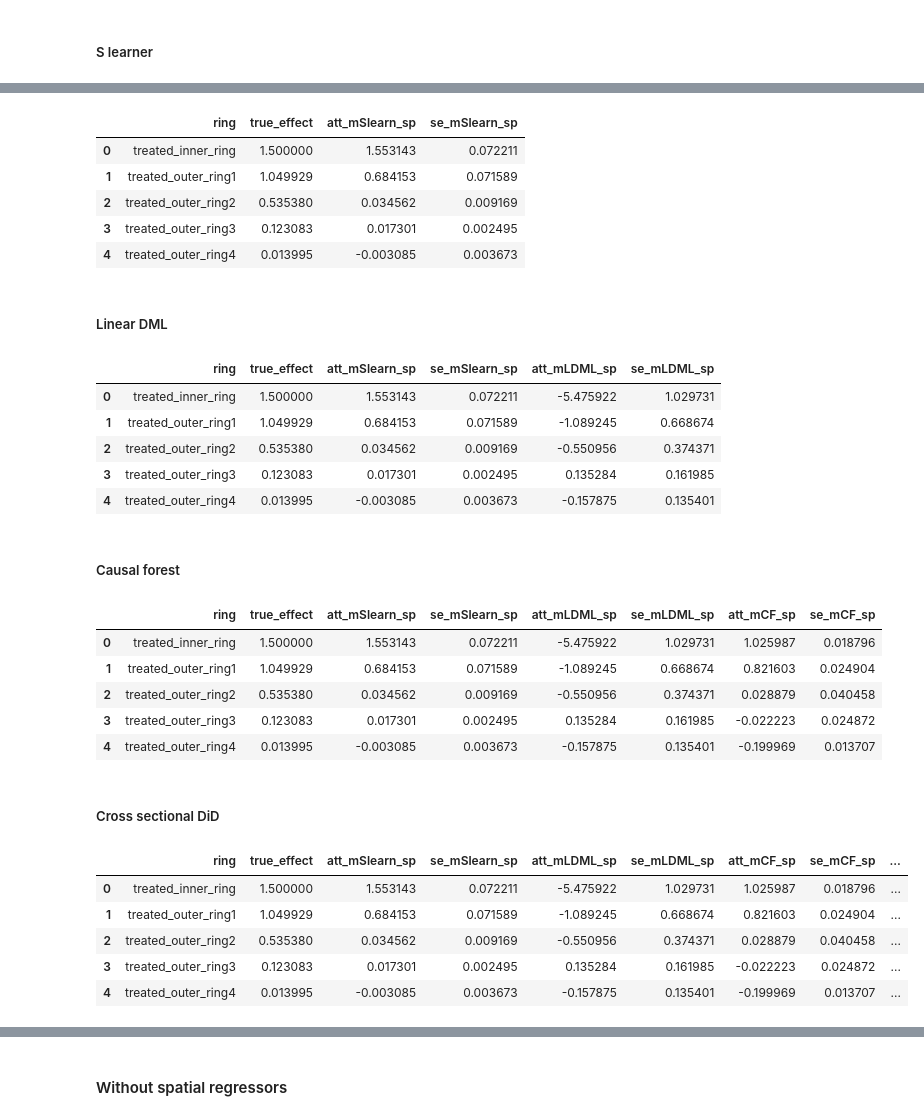
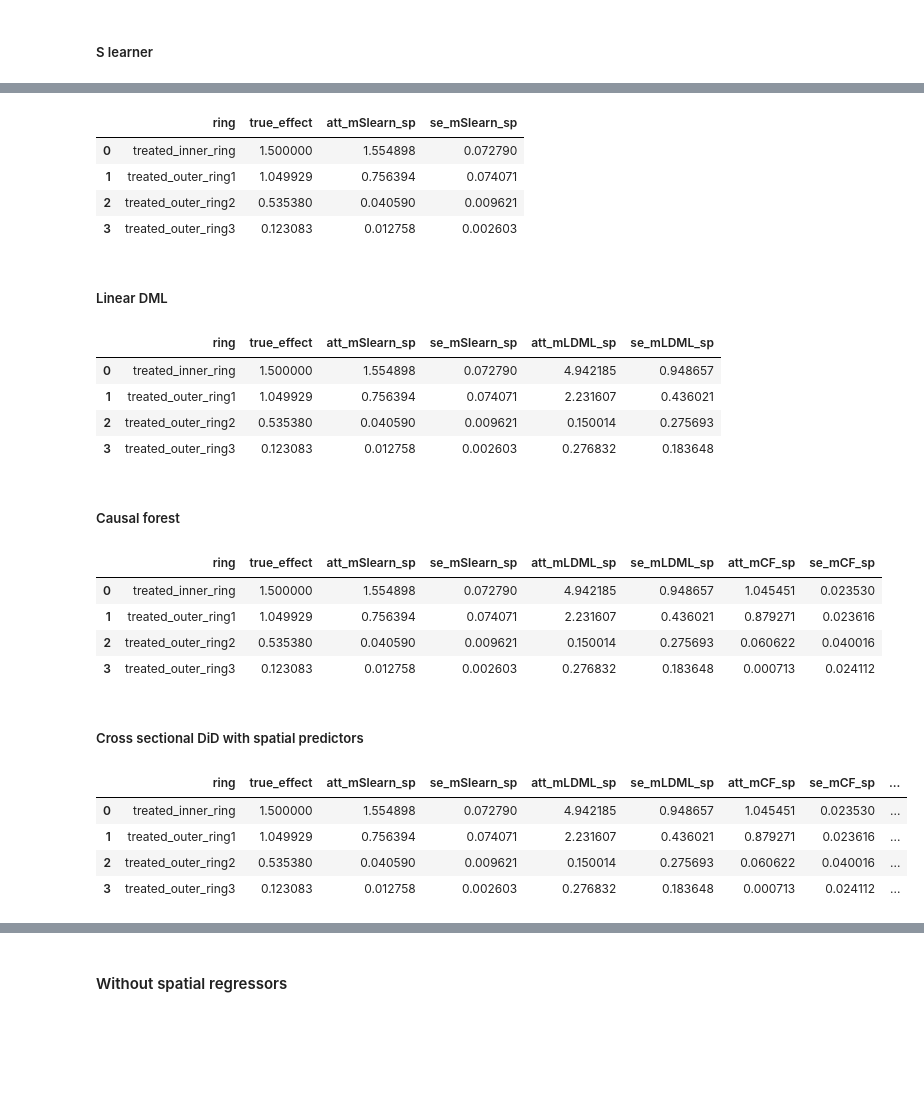
Before and after one commit to Andrew10MAIN/causal_ML_with_spilovers_of_treatment, a Jupyter notebook: 04_testing_models_on_simulated_data/testing_models_on_simulated_data.ipynb, the cells around one changed output, grey strips where cells are left out. Cells and saved outputs as stored; diff of their text form; code cells hidden in the pictures; blank space fills up the shorter version.

Commit message:
comparing basic set of the models with and without spatial predictors for multiple treatment

```diff
--- a/04_testing_models_on_simulated_data/testing_models_on_simulated_data.ipynb
+++ b/04_testing_models_on_simulated_data/testing_models_on_simulated_data.ipynb
@@ -172,9 +179,7 @@ W_mat = DistanceBand(
 RF_s_learner = BaseSRegressor(RandomForestRegressor(n_estimators=160, max_depth=10, random_state=42), control_name = 'control')
 ate_slearn_multT, lb_slearn_multT, ub_slearn_multT = RF_s_learner.estimate_ate(X, T_M, Y, return_ci = True)
 ite_slearn_multT = RF_s_learner.fit_predict(X, T_M, Y)
-ITE_df_slearn_multT = pd.DataFrame(ite_slearn_multT).rename(columns = {0:'treated_inner_ring', 1:'treated_outer_ring1',
-                                             2:'treated_outer_ring2', 3:'treated_outer_ring3',
-                                             4:'treated_outer_ring4'})
+ITE_df_slearn_multT = pd.DataFrame(ite_slearn_multT).rename(columns = replacing_dict_0_ring)
 ITE_df_slearn_multT['treated'] = T_M
 ITE_df_slearn_multT['ITE_real'] = gdf2['tau']
 ITE_df_slearn_multT['Y'] = Y
@@ -196,21 +201,25 @@ ITE_df_slearn_multT
 # %%
 df_effectbase = pd.DataFrame({
-                'ring':['treated_inner_ring', 'treated_outer_ring1', 'treated_outer_ring2','treated_outer_ring3','treated_outer_ring4'],
+                'ring':['treated_inner_ring', 'treated_outer_ring1', 'treated_outer_ring2','treated_outer_ring3',
+                        #'treated_outer_ring4'
+                        ],
               'true_effect':[gdf2[gdf2['t'] == 1]['tau'].mean(), gdf2[gdf2['odr_1'] == 1]['tau'].mean(),
                              gdf2[gdf2['odr_2'] == 1]['tau'].mean(), gdf2[gdf2['odr_3'] == 1]['tau'].mean(),
-                               gdf2[gdf2['odr_4'] == 1]['tau'].mean()],
+                               #gdf2[gdf2['odr_4'] == 1]['tau'].mean()
+                               ],
               })
 df_multi_treatment_effects_Slearn = make_treatment_effects_df(ITE_df_slearn_multT,  [ 'treated_inner_ring','treated_outer_ring1',
-             'treated_outer_ring2','treated_outer_ring3', 'treated_outer_ring4'],'mSlearn_sp', treated_col='treated')
+             'treated_outer_ring2','treated_outer_ring3',
+             #'treated_outer_ring4'
+             ],'mSlearn_sp', treated_col='treated')
 df_multi_effect_pre1 = df_effectbase.merge(df_multi_treatment_effects_Slearn, on = 'ring', how= 'left')
 df_multi_effect_pre1
 # %% [output]
 |  | ring | true_effect | att_mSlearn_sp | se_mSlearn_sp |
-| 0 | treated_inner_ring | 1.500000 | 1.553143 | 0.072211 |
-| 1 | treated_outer_ring1 | 1.049929 | 0.684153 | 0.071589 |
-| 2 | treated_outer_ring2 | 0.535380 | 0.034562 | 0.009169 |
-| 3 | treated_outer_ring3 | 0.123083 | 0.017301 | 0.002495 |
-| 4 | treated_outer_ring4 | 0.013995 | -0.003085 | 0.003673 |
+| 0 | treated_inner_ring | 1.500000 | 1.554898 | 0.072790 |
+| 1 | treated_outer_ring1 | 1.049929 | 0.756394 | 0.074071 |
+| 2 | treated_outer_ring2 | 0.535380 | 0.040590 | 0.009621 |
+| 3 | treated_outer_ring3 | 0.123083 | 0.012758 | 0.002603 |
 # %% [markdown]
 ##### Linear DML
 # %%
@@ -226,21 +235,20 @@ est_LDML.fit(Y, T_mult, X=X,
         )
 te_pred_LDML = est_LDML.const_marginal_effect(X)
 
-ITE_LDML= pd.DataFrame(te_pred_LDML).rename(columns = {0:'treated_inner_ring', 1:'treated_outer_ring1',
-                                             2:'treated_outer_ring2', 3:'treated_outer_ring3',
-                                             4:'treated_outer_ring4'})
+ITE_LDML= pd.DataFrame(te_pred_LDML).rename(columns = replacing_dict_0_ring)
 ITE_LDML['treated'] = T_M
 df_multi_treatment_effects_LDML = make_treatment_effects_df(ITE_LDML,  ['treated_inner_ring','treated_outer_ring1',
-             'treated_outer_ring2','treated_outer_ring3', 'treated_outer_ring4'],'mLDML_sp', treated_col='treated')
+             'treated_outer_ring2','treated_outer_ring3',
+             #'treated_outer_ring4'
+             ],'mLDML_sp', treated_col='treated')
 df_multi_effect_pre2 = df_multi_effect_pre1.merge(df_multi_treatment_effects_LDML, on = 'ring', how= 'left')
 df_multi_effect_pre2
 # %% [output]
 |  | ring | true_effect | att_mSlearn_sp | se_mSlearn_sp | att_mLDML_sp | se_mLDML_sp |
-| 0 | treated_inner_ring | 1.500000 | 1.553143 | 0.072211 | -5.475922 | 1.029731 |
-| 1 | treated_outer_ring1 | 1.049929 | 0.684153 | 0.071589 | -1.089245 | 0.668674 |
-| 2 | treated_outer_ring2 | 0.535380 | 0.034562 | 0.009169 | -0.550956 | 0.374371 |
-| 3 | treated_outer_ring3 | 0.123083 | 0.017301 | 0.002495 | 0.135284 | 0.161985 |
-| 4 | treated_outer_ring4 | 0.013995 | -0.003085 | 0.003673 | -0.157875 | 0.135401 |
+| 0 | treated_inner_ring | 1.500000 | 1.554898 | 0.072790 | 4.942185 | 0.948657 |
+| 1 | treated_outer_ring1 | 1.049929 | 0.756394 | 0.074071 | 2.231607 | 0.436021 |
+| 2 | treated_outer_ring2 | 0.535380 | 0.040590 | 0.009621 | 0.150014 | 0.275693 |
+| 3 | treated_outer_ring3 | 0.123083 | 0.012758 | 0.002603 | 0.276832 | 0.183648 |
 # %% [markdown]
 ##### Causal forest
 # %%
@@ -262,47 +270,43 @@ est2.fit(Y, T_mult, X=X,
          )
 
 te_pred2 = est2.const_marginal_effect(X)
-ITE_CF=pd.DataFrame(te_pred2).rename(columns = {0:'treated_inner_ring', 1:'treated_outer_ring1',
-                                             2:'treated_outer_ring2', 3:'treated_outer_ring3',
-                                             4:'treated_outer_ring4'})
+ITE_CF=pd.DataFrame(te_pred2).rename(columns = replacing_dict_0_ring)
 ITE_CF['treated'] = T_M
 df_multi_treatment_effects_CF = make_treatment_effects_df(ITE_CF,  ['treated_inner_ring','treated_outer_ring1',
-             'treated_outer_ring2','treated_outer_ring3', 'treated_outer_ring4'],'mCF_sp', treated_col='treated')
+             'treated_outer_ring2','treated_outer_ring3',
+             #'treated_outer_ring4'
+             ],'mCF_sp', treated_col='treated')
 df_multi_effect_pre3 = df_multi_effect_pre2.merge(df_multi_treatment_effects_CF, on = 'ring', how= 'left')
 df_multi_effect_pre3
 # %% [output]
 |  | ring | true_effect | att_mSlearn_sp | se_mSlearn_sp | att_mLDML_sp | se_mLDML_sp | att_mCF_sp | se_mCF_sp |
-| 0 | treated_inner_ring | 1.500000 | 1.553143 | 0.072211 | -5.475922 | 1.029731 | 1.025987 | 0.018796 |
-| 1 | treated_outer_ring1 | 1.049929 | 0.684153 | 0.071589 | -1.089245 | 0.668674 | 0.821603 | 0.024904 |
-| 2 | treated_outer_ring2 | 0.535380 | 0.034562 | 0.009169 | -0.550956 | 0.374371 | 0.028879 | 0.040458 |
-| 3 | treated_outer_ring3 | 0.123083 | 0.017301 | 0.002495 | 0.135284 | 0.161985 | -0.022223 | 0.024872 |
-| 4 | treated_outer_ring4 | 0.013995 | -0.003085 | 0.003673 | -0.157875 | 0.135401 | -0.199969 | 0.013707 |
+| 0 | treated_inner_ring | 1.500000 | 1.554898 | 0.072790 | 4.942185 | 0.948657 | 1.045451 | 0.023530 |
+| 1 | treated_outer_ring1 | 1.049929 | 0.756394 | 0.074071 | 2.231607 | 0.436021 | 0.879271 | 0.023616 |
+| 2 | treated_outer_ring2 | 0.535380 | 0.040590 | 0.009621 | 0.150014 | 0.275693 | 0.060622 | 0.040016 |
+| 3 | treated_outer_ring3 | 0.123083 | 0.012758 | 0.002603 | 0.276832 | 0.183648 | 0.000713 | 0.024112 |
 # %% [markdown]
-##### Cross sectional DiD
+##### Cross sectional DiD with spatial predictors
 # %%
 model_cs_did_sp_pred = sm.OLS(y_l, X_l)
 results_cs_did_sp_pred = model_cs_did_sp_pred.fit()
 
 coef_df_cs_did_sp_pred = pd.DataFrame({
     "ring": results_cs_did_sp_pred.params.index,
     "att_mDiD_sp_pred": results_cs_did_sp_pred.params.values,
     "se_mDiD_sp_pred": results_cs_did_sp_pred.bse.values
 })
 coef_df_cs_did_sp_pred = coef_df_cs_did_sp_pred[coef_df_cs_did_sp_pred['ring'].isin(['t',
                                                             'odr_1', 'odr_2',
-                                                            'odr_3', 'odr_4'])].copy()
+                                                            'odr_3',
+                                                             # 'odr_4'
+                                                            ])].copy()
 
-coef_df_cs_did_sp_pred['ring'] = coef_df_cs_did_sp_pred['ring'].replace({'t':'treated_inner_ring',
-                                                                        'odr_1':'treated_outer_ring1',
-                                                                        'odr_2':'treated_outer_ring2',
-                                                                        'odr_3':'treated_outer_ring3',
-                                                                          'odr_4':'treated_outer_ring4'})
+coef_df_cs_did_sp_pred['ring'] = coef_df_cs_did_sp_pred['ring'].replace(replacing_dict_odr_ring)
 df_multi_effect_pre4 = df_multi_effect_pre3.merge(coef_df_cs_did_sp_pred, on = 'ring', how= 'left')
 df_multi_effect_pre4
 # %% [output]
 |  | ring | true_effect | att_mSlearn_sp | se_mSlearn_sp | att_mLDML_sp | se_mLDML_sp | att_mCF_sp | se_mCF_sp | ... |
-| 0 | treated_inner_ring | 1.500000 | 1.553143 | 0.072211 | -5.475922 | 1.029731 | 1.025987 | 0.018796 | ... |
-| 1 | treated_outer_ring1 | 1.049929 | 0.684153 | 0.071589 | -1.089245 | 0.668674 | 0.821603 | 0.024904 | ... |
-| 2 | treated_outer_ring2 | 0.535380 | 0.034562 | 0.009169 | -0.550956 | 0.374371 | 0.028879 | 0.040458 | ... |
-| 3 | treated_outer_ring3 | 0.123083 | 0.017301 | 0.002495 | 0.135284 | 0.161985 | -0.022223 | 0.024872 | ... |
-| 4 | treated_outer_ring4 | 0.013995 | -0.003085 | 0.003673 | -0.157875 | 0.135401 | -0.199969 | 0.013707 | ... |
+| 0 | treated_inner_ring | 1.500000 | 1.554898 | 0.072790 | 4.942185 | 0.948657 | 1.045451 | 0.023530 | ... |
+| 1 | treated_outer_ring1 | 1.049929 | 0.756394 | 0.074071 | 2.231607 | 0.436021 | 0.879271 | 0.023616 | ... |
+| 2 | treated_outer_ring2 | 0.535380 | 0.040590 | 0.009621 | 0.150014 | 0.275693 | 0.060622 | 0.040016 | ... |
+| 3 | treated_outer_ring3 | 0.123083 | 0.012758 | 0.002603 | 0.276832 | 0.183648 | 0.000713 | 0.024112 | ... |
```
Also changed, not shown: parts of 17 cells of this notebook.
